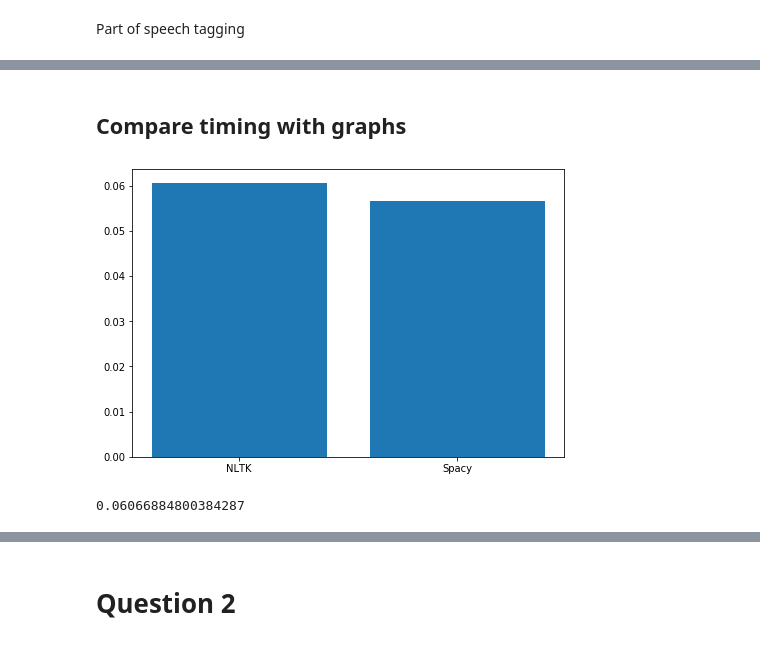
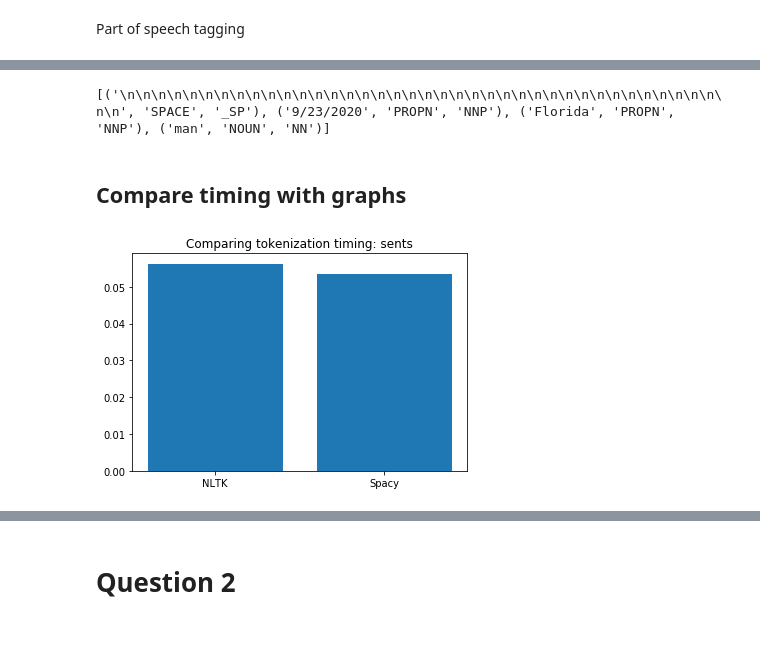
Before and after one commit to MSIA/mlh9188_msia_text_analytics_2020, a Jupyter notebook: Homework_1_jupyter.ipynb, the cells around one changed output, grey strips where cells are left out. Drawn from its saved outputs; the diff is of its cells as text; code cells hidden in the pictures.

```diff
--- a/Homework_1_jupyter.ipynb
+++ b/Homework_1_jupyter.ipynb
@@ -195,13 +188,21 @@ https://nypost.com/terms/ X ADD
+# %%
+mylist3 = []
+for token in florida_content_spacy:
+    myvalue = (token.text, token.pos_, token.tag_)
+    mylist3.append(myvalue)
+
+print(mylist3[0:4])
+# %% [output]
+[('\n\n\n\n\n\n\n\n\n\n\n\n\n\n\n\n\n\n\n\n\n\n\n\n\n\n\n\n\n\n\n\n\n\n\n\n\n\n\n\n', 'SPACE', '_SP'), ('9/23/2020', 'PROPN', 'NNP'), ('Florida', 'PROPN', 'NNP'), ('man', 'NOUN', 'NN')]
 # %% [markdown]
 ## Compare timing with graphs
 # %%
-# tokenization - sents
-fig = plt.figure()
-ax = fig.add_axes([0,0,1,1])
+# tokenization: sents
 packages = ['NLTK', "Spacy"]
 mytime = [nltk_sents_time, spacy_sents_time]
-ax.bar(packages,mytime)
-plt.show()
+plt.bar(packages,mytime)
+plt.title('Comparing tokenization timing: sents')
+# save the figure
+plt.savefig('sents.png', dpi=300, bbox_inches='tight')
 # %% [output]
-[figure, old version]
+[figure, new version]
-0.06066884800384287
```
Also changed, not shown: parts of 14 cells of this notebook.
